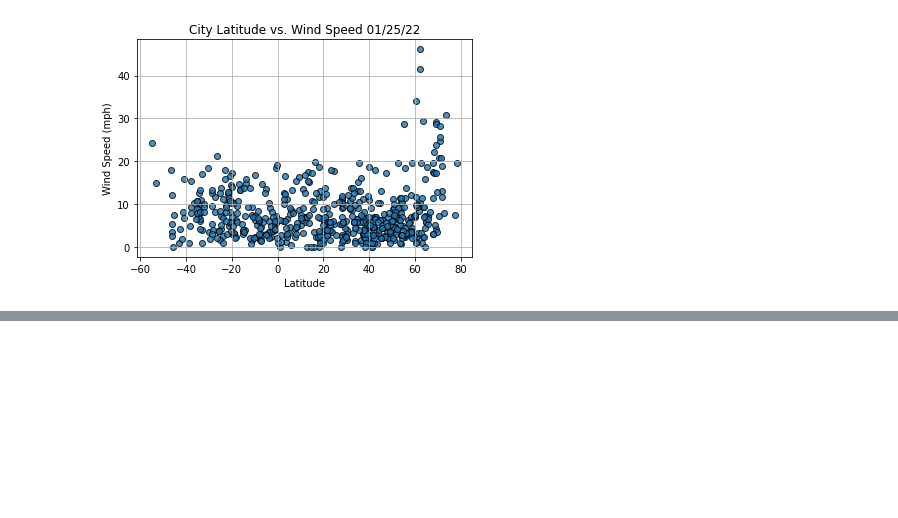
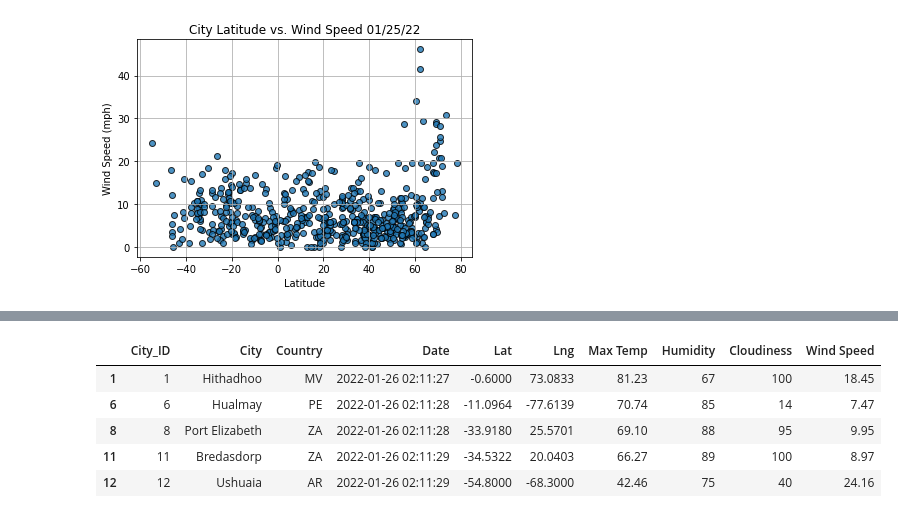
Before and after one commit to HartChrisT/World_Weather_Analysis, a Jupyter notebook: WeatherPy.ipynb, the cells around one changed output, grey strips where cells are left out. Cells and saved outputs as stored; diff of their text form; code cells hidden in the pictures; blank space fills up the shorter version.

```diff
--- a/WeatherPy.ipynb
+++ b/WeatherPy.ipynb
@@ -256,0 +250,11 @@ plt.show()
+# %%
+# Create Southern Hemisphere Data Frame
+southern_hemi_df = city_data_df.loc[(city_data_df['Lat'] <= 0)]
+southern_hemi_df.head()
+# %% [output]
+|  | City_ID | City | Country | Date | Lat | Lng | Max Temp | Humidity | Cloudiness | Wind Speed |
+| 1 | 1 | Hithadhoo | MV | 2022-01-26 02:11:27 | -0.6000 | 73.0833 | 81.23 | 67 | 100 | 18.45 |
+| 6 | 6 | Hualmay | PE | 2022-01-26 02:11:28 | -11.0964 | -77.6139 | 70.74 | 85 | 14 | 7.47 |
+| 8 | 8 | Port Elizabeth | ZA | 2022-01-26 02:11:28 | -33.9180 | 25.5701 | 69.10 | 88 | 95 | 9.95 |
+| 11 | 11 | Bredasdorp | ZA | 2022-01-26 02:11:29 | -34.5322 | 20.0403 | 66.27 | 89 | 100 | 8.97 |
+| 12 | 12 | Ushuaia | AR | 2022-01-26 02:11:29 | -54.8000 | -68.3000 | 42.46 | 75 | 40 | 24.16 |
```
Also changed, not shown: parts of 4 cells of this notebook.
